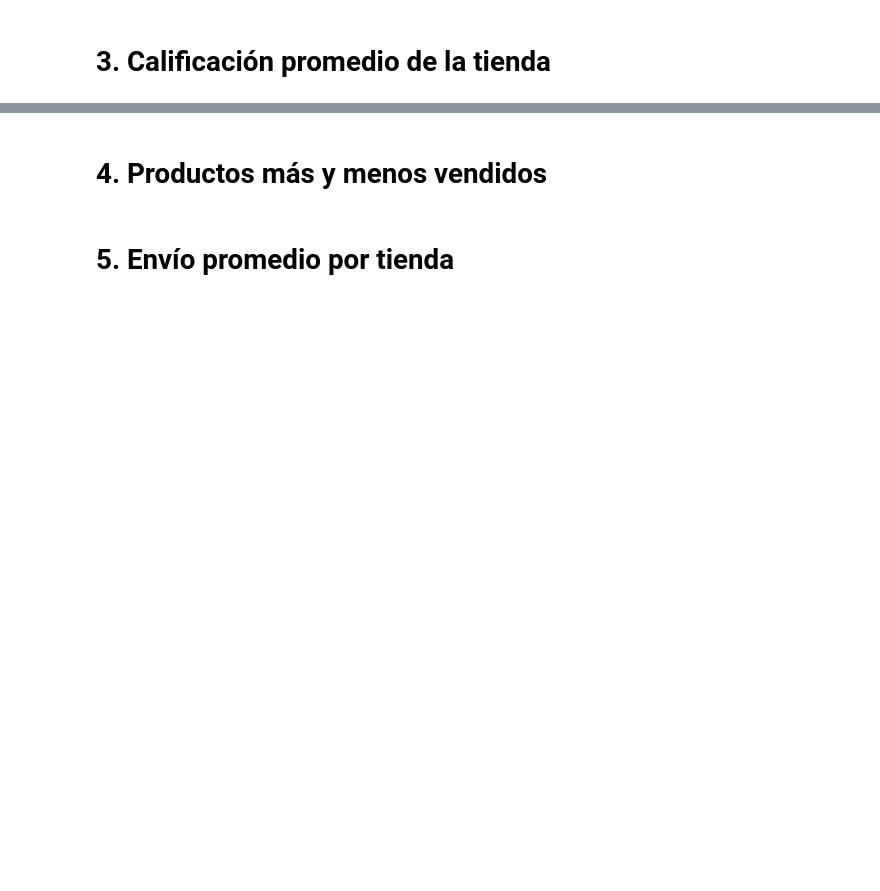
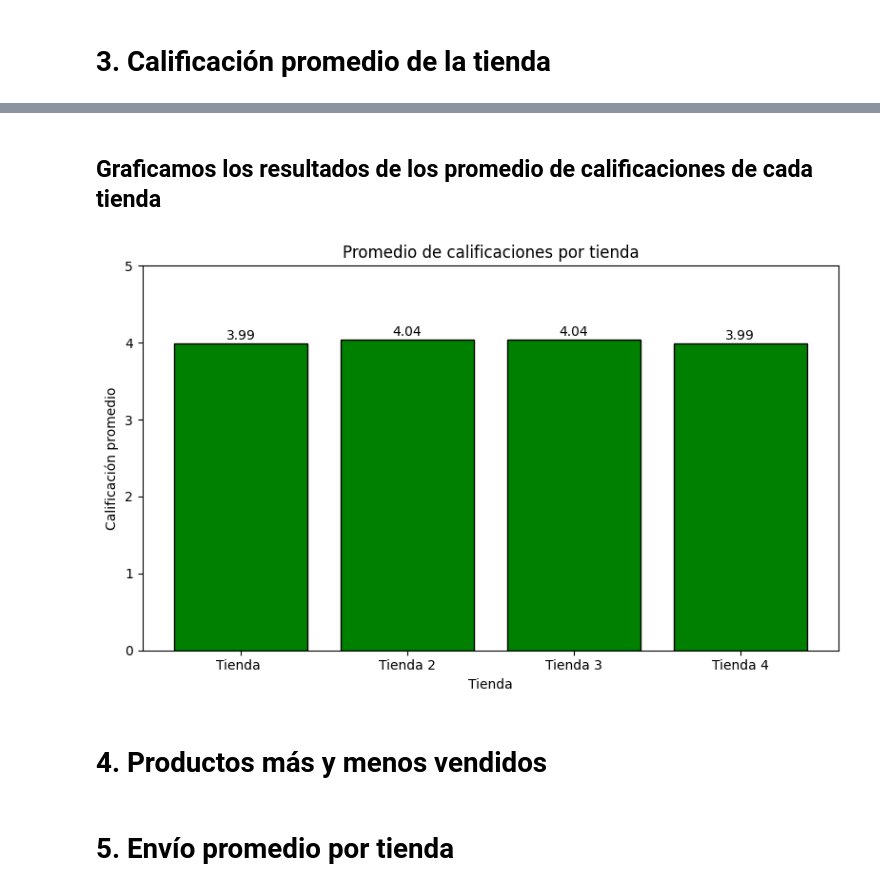
Before and after one commit to Starleen1996/Challenger_1_Alura_Store, a Jupyter notebook: AluraStoreLatam.ipynb, the cells around one changed output, grey strips where cells are left out. Drawn from its saved outputs; the diff is of its cells as text; code cells hidden in the pictures; blank space fills up the shorter version.

```diff
--- a/AluraStoreLatam.ipynb
+++ b/AluraStoreLatam.ipynb
@@ -32,3 +224,42 @@ tienda.head()
+# %% [markdown]
+## Graficamos los resultados de los promedio de calificaciones de cada tienda
+# %%
+import matplotlib.pyplot as plt
+
+# Diccionario donde se guardarán los promedios de calificación por tienda
+promedios_por_tienda = {}
+
+# Recorremos los resultados y calculamos el promedio de calificaciones por tienda
+for nombre_tienda, resultado in resultados.items():
+    # Extrae solo las calificaciones medias
+    calificaciones = [datos[2] for datos in resultado.values()]
+    # Calcula el promedio general de la tienda
+    promedio = sum(calificaciones) / len(calificaciones) if calificaciones else 0
+    promedios_por_tienda[nombre_tienda] = promedio
+# %%
+# Extraer nombres de tiendas y promedios
+nombres_tiendas = list(promedios_por_tienda.keys())
+valores_promedios = list(promedios_por_tienda.values())
+
+# Crear gráfico de barras
+plt.figure(figsize=(8, 5))
+plt.bar(nombres_tiendas, valores_promedios, color='green', edgecolor='black')
+
+# Añadir títulos y etiquetas
+plt.title("Promedio de calificaciones por tienda")
+plt.xlabel("Tienda")
+plt.ylabel("Calificación promedio")
+plt.ylim(0, 5)  # Asumimos escala de calificación de 0 a 5
+
+# Mostrar el valor encima de cada barra
+for i, valor in enumerate(valores_promedios):
+    plt.text(i, valor + 0.05, f"{valor:.2f}", ha='center')
+
+# Mostrar gráfico
+plt.tight_layout()
+plt.show()
+# %% [output]
+[figure, added]
 # %% [markdown]
 # 4. Productos más y menos vendidos
 # %% [markdown]
```
Also changed, not shown: parts of 12 cells of this notebook.
